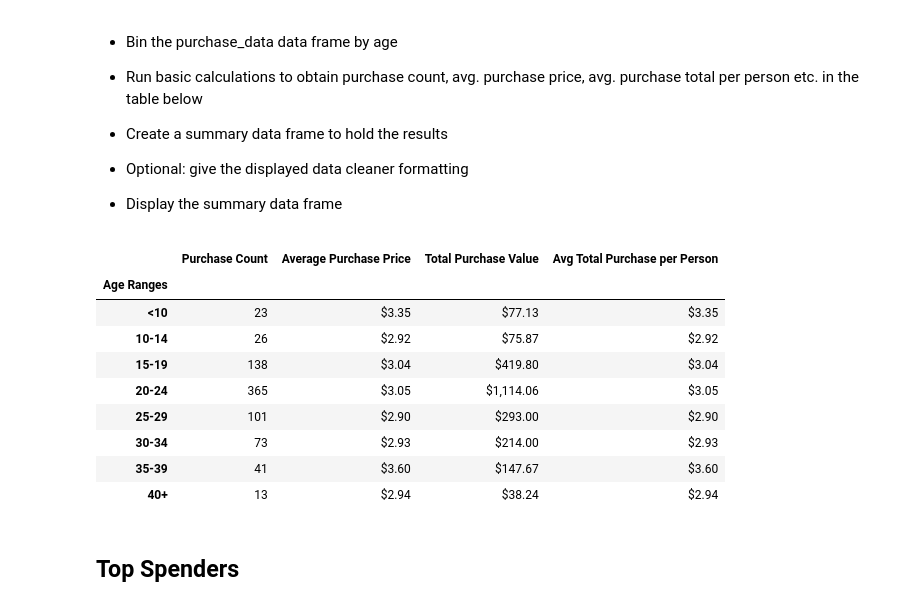
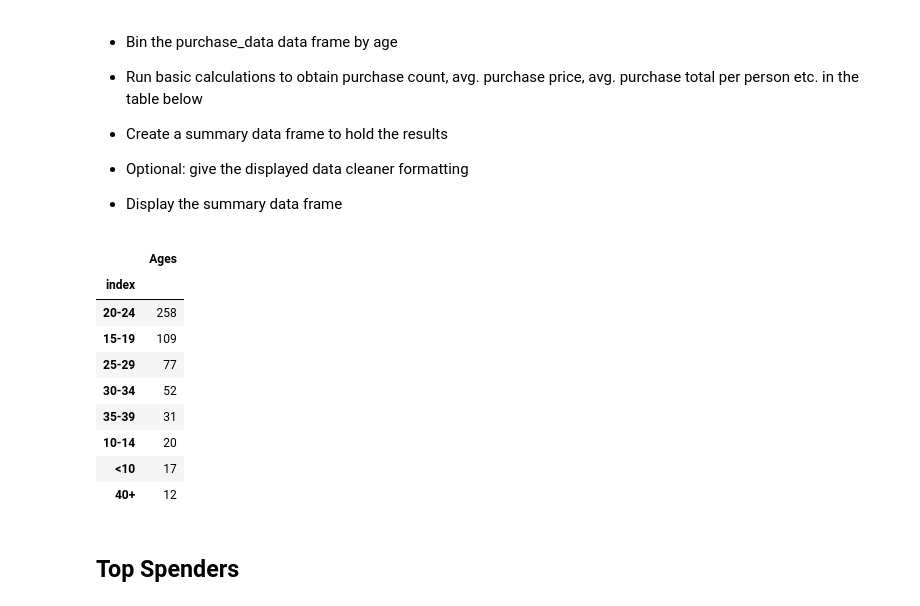
Before and after one commit to chiron-chiron/pandas-challenge, a Jupyter notebook: HeroesOfPymoli/HeroesOfPymoli_starter.ipynb, the cells around one changed output. Drawn from its saved outputs; the diff is of its cells as text; code cells hidden in the pictures.

```diff
--- a/HeroesOfPymoli/HeroesOfPymoli_starter.ipynb
+++ b/HeroesOfPymoli/HeroesOfPymoli_starter.ipynb
@@ -297,43 +297,62 @@ avp_age_group = purch_age_group["Price"].mean().reset_index()
 # print(purch_age_group["Price"].mean().reset_index())
 
 #Find purch total per Age range (sum 'Price) and convert to DF (via .reset_index)
 pt_age_group = purch_age_group["Price"].sum().reset_index()
 # print(purch_age_group["Price"].sum().reset_index())
 
 # Create Summary data frame to hold results
 final_summary = pd.merge(pc_age_group, avp_age_group, on="Age Ranges")
 final_summary2 = pd.merge(final_summary, pt_age_group, on="Age Ranges")
 final_summary2
 
 # Rename columns
 final_summary2 = final_summary2.rename(columns={"Purchase ID": "Purchase Count",
                                                 "Price_x": "Average Purchase Price",
                                                 "Price_y": "Total Purchase Value"})
 final_summary2
 
 # Calc Av Total Purch p/person
 final_summary2["Avg Total Purchase per Person"] = final_summary2["Total Purchase Value"] / final_summary2["Purchase Count"]
 final_summary2
 # Format
 final_summary2["Average Purchase Price"] = final_summary2["Average Purchase Price"].astype(float).map("${:,.2f}".format)
 final_summary2["Total Purchase Value"] = final_summary2["Total Purchase Value"].astype(float).map("${:,.2f}".format)
 final_summary2["Avg Total Purchase per Person"] = final_summary2["Avg Total Purchase per Person"].astype(float).map("${:,.2f}".format)
 final_summary2
 
 # Set index to 'Age Ranges'
 final_summary3 = final_summary2.set_index("Age Ranges")
 final_summary3
+
+# avg total purchase per person (for each age group)
+# Group on Age, filter for age range, then sum per unique person, work out each persons
+# Already groupedby Age above, so filter for < 10:
+less10 = purchase_data_df.loc[purchase_data_df["Age Ranges"] == "<10"]
+less10
+    #Groupby SN, agg on .mean(price)
+# less10_aggSN = less10.groupby("SN")
+# less10_aggSN_av = less10_aggSN["Price"].sum()
+# less10_aggSN_av            #Total purchase p/person for Age range
+# print(less10_aggSN_av.count())
+# print(less10_aggSN_av.sum())
+
+# Count person per "Age range' from dropped duplicate data (dup_out)
+dup_out
+
+### Find purchase count per Age range (count 'Purchase ID')###
+ranges_valuecounts = dup_out["Ages"].value_counts().reset_index()
+ranges_valuecounts.set_index("index")
 # %% [output]
-|  | Purchase Count | Average Purchase Price | Total Purchase Value | Avg Total Purchase per Person |
-| Age Ranges |  |  |  |  |
-| <10 | 23 | $3.35 | $77.13 | $3.35 |
-| 10-14 | 26 | $2.92 | $75.87 | $2.92 |
-| 15-19 | 138 | $3.04 | $419.80 | $3.04 |
-| 20-24 | 365 | $3.05 | $1,114.06 | $3.05 |
-| 25-29 | 101 | $2.90 | $293.00 | $2.90 |
-| 30-34 | 73 | $2.93 | $214.00 | $2.93 |
-| 35-39 | 41 | $3.60 | $147.67 | $3.60 |
-| 40+ | 13 | $2.94 | $38.24 | $2.94 |
+|  | Ages |
+| index |  |
+| 20-24 | 258 |
+| 15-19 | 109 |
+| 25-29 | 77 |
+| 30-34 | 52 |
+| 35-39 | 31 |
+| 10-14 | 20 |
+| <10 | 17 |
+| 40+ | 12 |
 # %% [markdown]
 ## Top Spenders
 # %% [markdown]
```
